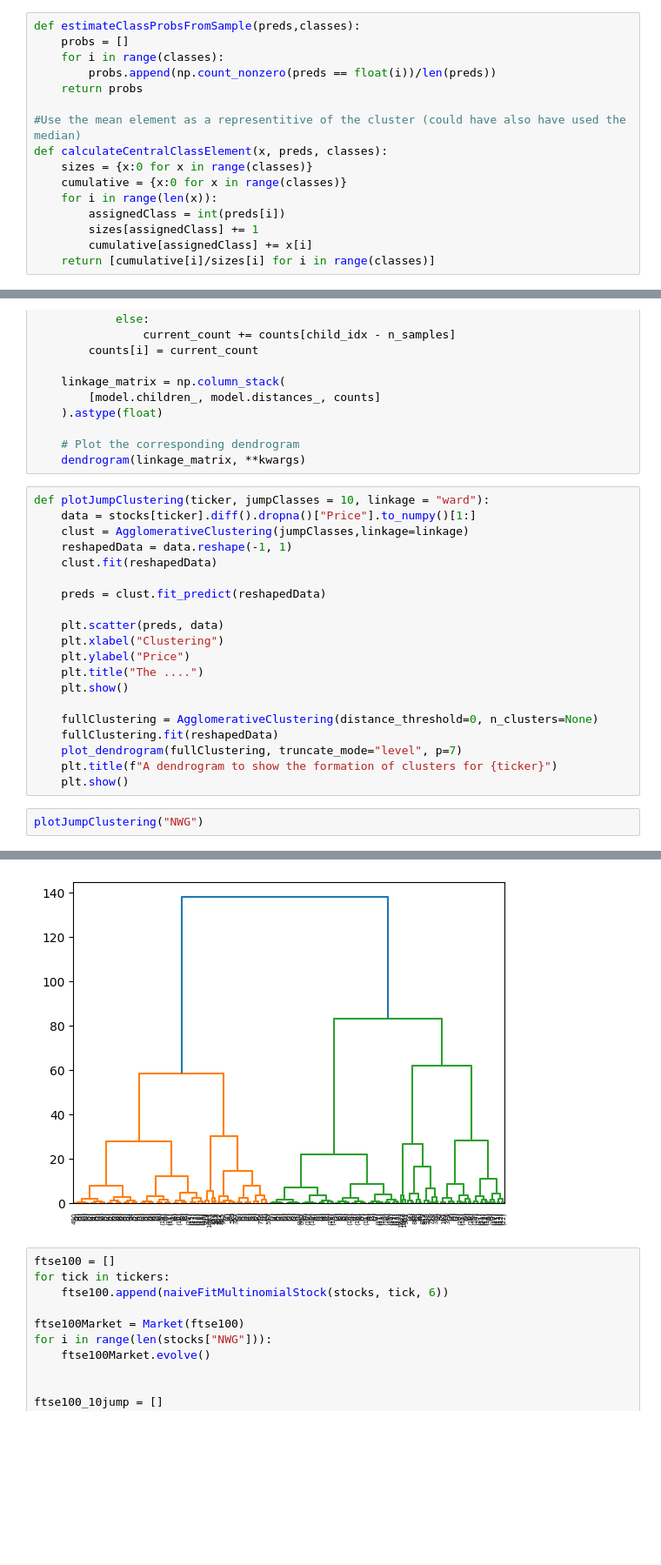
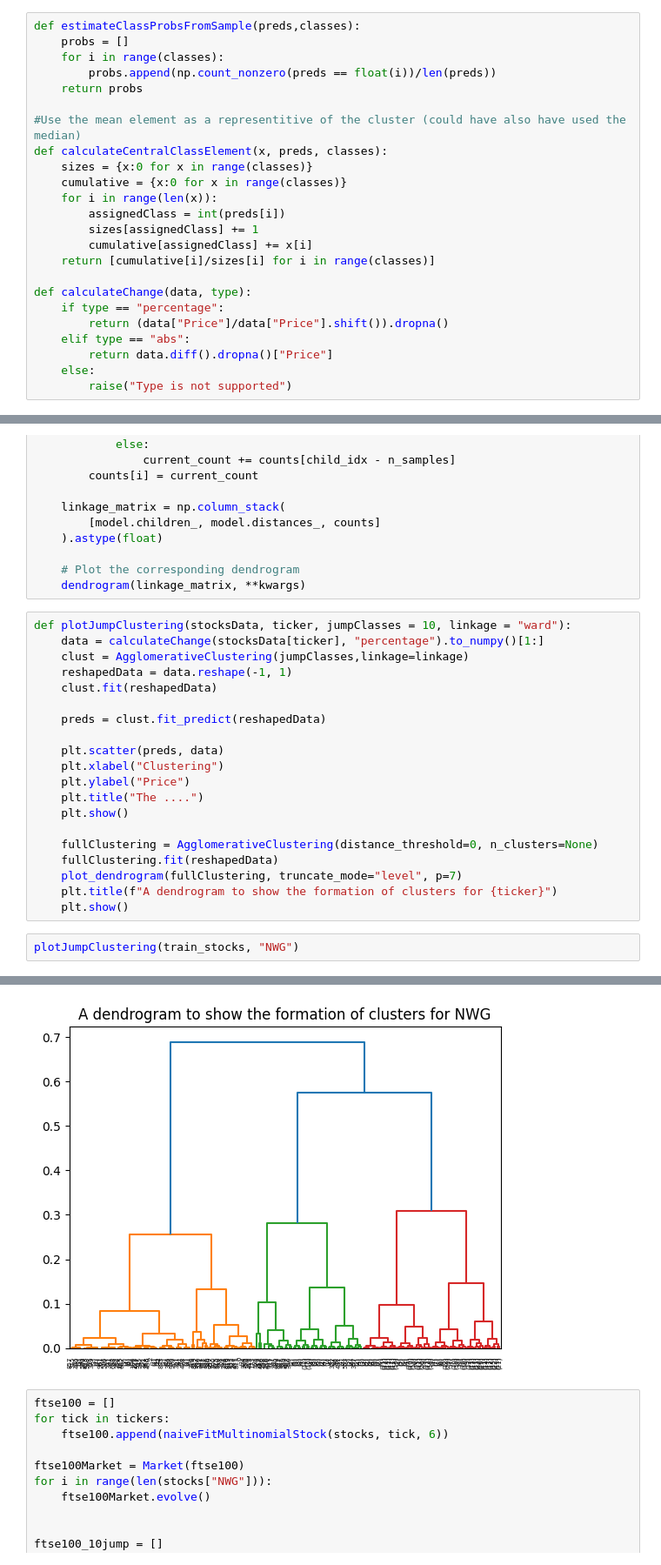
Before and after one commit to Jamesflynn1/FiniteMarketModel, a Jupyter notebook: EvaluateFit.ipynb, the cells around one changed output, grey strips where cells are left out. Shown: that part at 87% size. Cells and saved outputs as stored; diff of their text form; blank space fills up the shorter version.

Commit message:
Fixed model dynamics and more work on train-test comparision

```diff
--- a/EvaluateFit.ipynb
+++ b/EvaluateFit.ipynb
@@ -104,6 +103,14 @@ def calculateCentralClassElement(x, preds, classes):
         sizes[assignedClass] += 1
         cumulative[assignedClass] += x[i]
     return [cumulative[i]/sizes[i] for i in range(classes)]
+
+def calculateChange(data, type):
+    if type == "percentage":
+        return (data["Price"]/data["Price"].shift()).dropna()
+    elif type == "abs":
+        return data.diff().dropna()["Price"]
+    else:
+        raise("Type is not supported")
 # %%
 def naiveFitMultinomialStock(stocksData, ticker : str, classes : int, linkage = "ward"):
 
@@ -175,8 +184,8 @@ def plot_dendrogram(model, **kwargs):
     # Plot the corresponding dendrogram
     dendrogram(linkage_matrix, **kwargs)
 # %%
-def plotJumpClustering(ticker, jumpClasses = 10, linkage = "ward"):
-    data = stocks[ticker].diff().dropna()["Price"].to_numpy()[1:]
+def plotJumpClustering(stocksData, ticker, jumpClasses = 10, linkage = "ward"):
+    data = calculateChange(stocksData[ticker], "percentage").to_numpy()[1:]
     clust = AgglomerativeClustering(jumpClasses,linkage=linkage)
     reshapedData = data.reshape(-1, 1)
     clust.fit(reshapedData)
@@ -195,5 +204,5 @@ def plotJumpClustering(ticker, jumpClasses = 10, linkage = "ward"):
     plt.title(f"A dendrogram to show the formation of clusters for {ticker}")
     plt.show()
 # %%
-plotJumpClustering("NWG")
+plotJumpClustering(train_stocks, "NWG")
 # %% [output]
@@ -201,4 +227,4 @@ plotJumpClustering("NWG")
-[figure, old version]
+[figure, new version]
 # %%
 ftse100 = []
 for tick in tickers:
```
Also changed, not shown: parts of 13 cells of this notebook, 1 other file.
